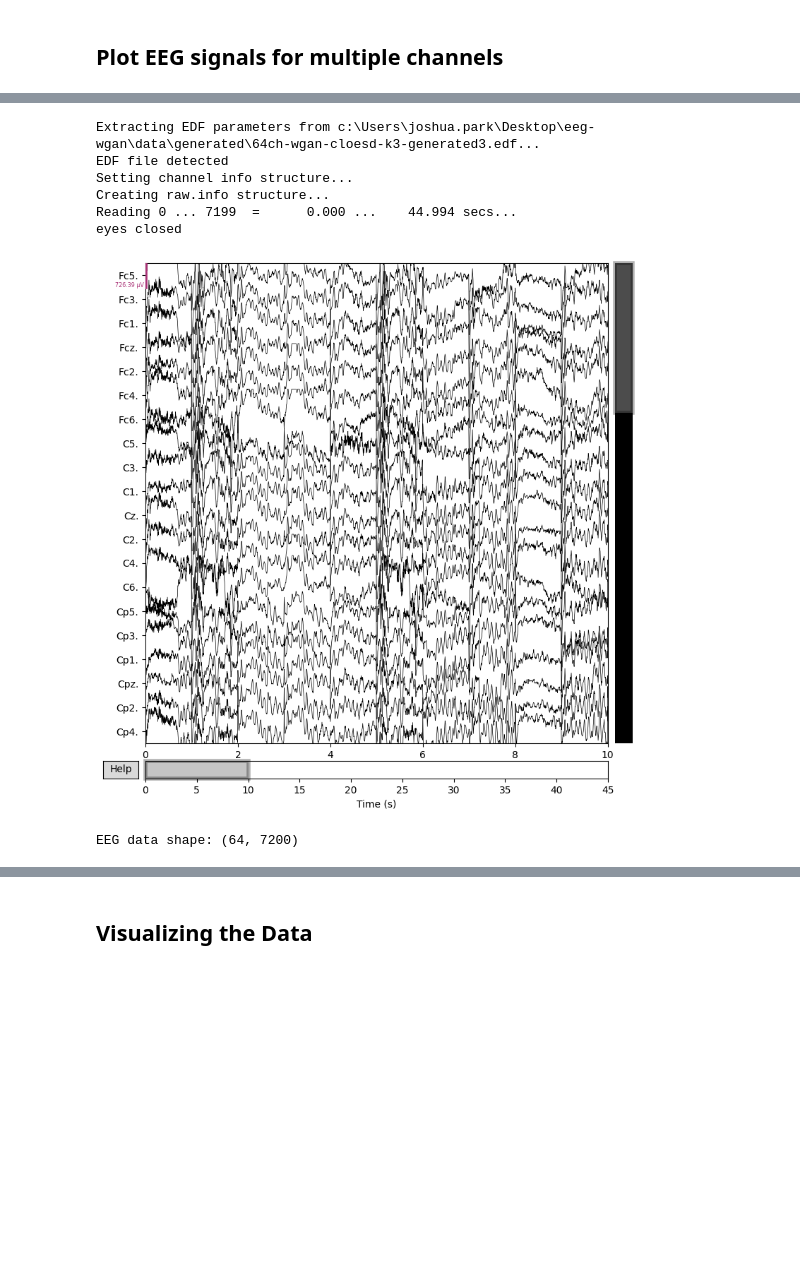
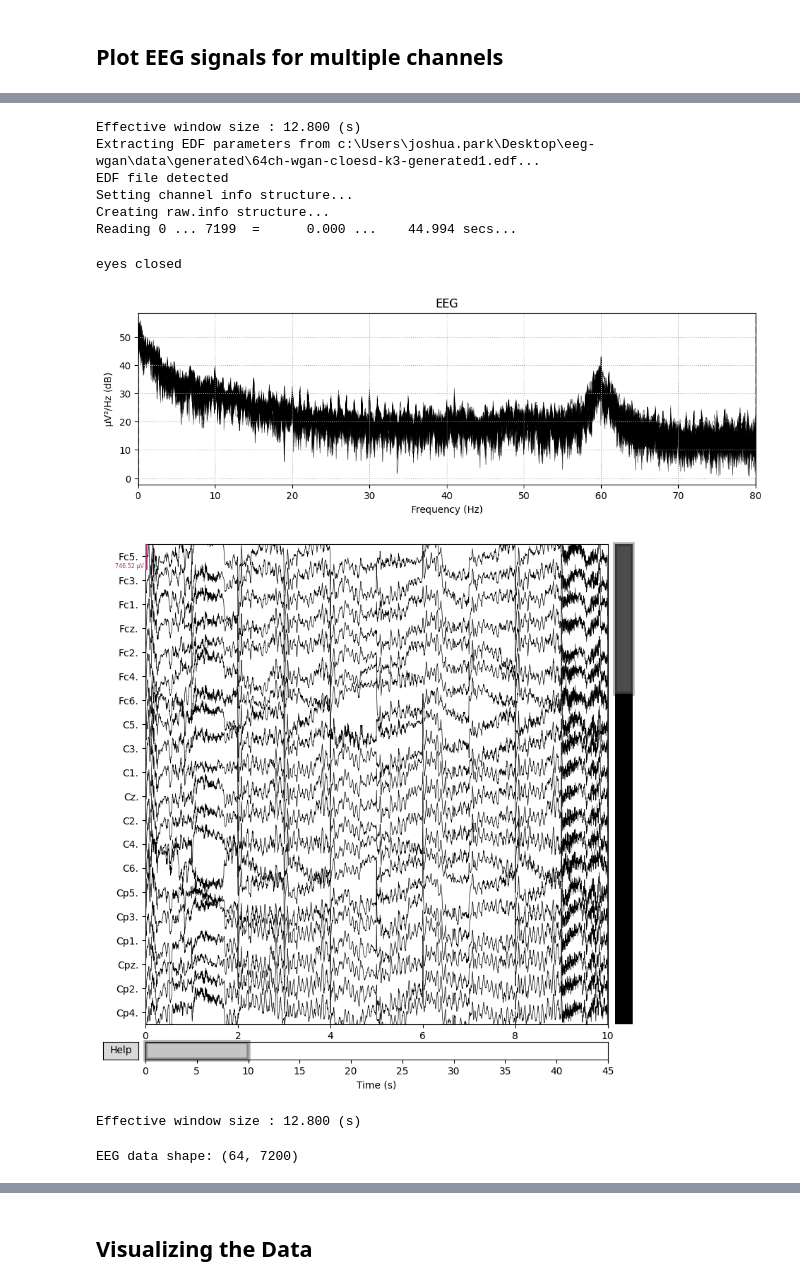
Before and after one commit to JoshParkSJ/eeg-wgan, a Jupyter notebook: experiments/workflow-generated-data.ipynb, the cells around one changed output, grey strips where cells are left out. Cells and saved outputs as stored; diff of their text form; code cells hidden in the pictures; blank space fills up the shorter version.

```diff
--- a/experiments/workflow-generated-data.ipynb
+++ b/experiments/workflow-generated-data.ipynb
@@ -43,11 +43,11 @@ def save_numpy_array_to_edf(array_data, fileName):
 
     f.close()
 
-generated_closed = np.load("../data/generated/64ch-wgan-cloesd-k3-generated3.npy")
-generated_open = np.load("../data/generated/64ch-wgan-open-k3-generated3.npy")
+generated_closed = np.load("../data/generated/64ch-wgan-cloesd-k3-generated1.npy")
+generated_open = np.load("../data/generated/64ch-wgan-open-k3-generated1.npy")
 
-GENERATED_EYES_OPEN = '../data/generated/64ch-wgan-open-k3-generated3.edf'
-GENERATED_EYES_CLOSED = '../data/generated/64ch-wgan-cloesd-k3-generated3.edf'
+GENERATED_EYES_OPEN = '../data/generated/64ch-wgan-open-k3-generated1.edf'
+GENERATED_EYES_CLOSED = '../data/generated/64ch-wgan-cloesd-k3-generated1.edf'
 
 save_numpy_array_to_edf(generated_closed, GENERATED_EYES_CLOSED)
 save_numpy_array_to_edf(generated_open, GENERATED_EYES_OPEN)
@@ -87,10 +87,12 @@ for idx, event in enumerate(events):
 raw =  mne.io.read_raw_edf(GENERATED_EYES_OPEN, preload=True) # eyes open
 print("eyes open")
 raw.plot(scalings='auto', title='EEG Channels')
+raw.compute_psd().plot()
 
 raw =  mne.io.read_raw_edf(GENERATED_EYES_CLOSED, preload=True) # eyes closed
 print("eyes closed")
 raw.plot(scalings='auto', title='EEG Channels')
+raw.compute_psd().plot()
 
 # Get EEG data for all channels
 eeg_data = raw.get_data()
@@ -134,8 +136,11 @@ Using matplotlib as 2D backend.
-Extracting EDF parameters from c:\Users\joshua.park\Desktop\eeg-wgan\data\generated\64ch-wgan-cloesd-k3-generated3.edf...
+Effective window size : 12.800 (s)
+Extracting EDF parameters from c:\Users\joshua.park\Desktop\eeg-wgan\data\generated\64ch-wgan-cloesd-k3-generated1.edf...
 EDF file detected
 Setting channel info structure...
 Creating raw.info structure...
 Reading 0 ... 7199  =      0.000 ...    44.994 secs...
-eyes closed
+eyes closed
-[figure, old version]
+[figure, new version]
-EEG data shape: (64, 7200)
+[figure, added]
+Effective window size : 12.800 (s)
+EEG data shape: (64, 7200)
```
Also changed, not shown: parts of 4 cells of this notebook, 6 other files.
